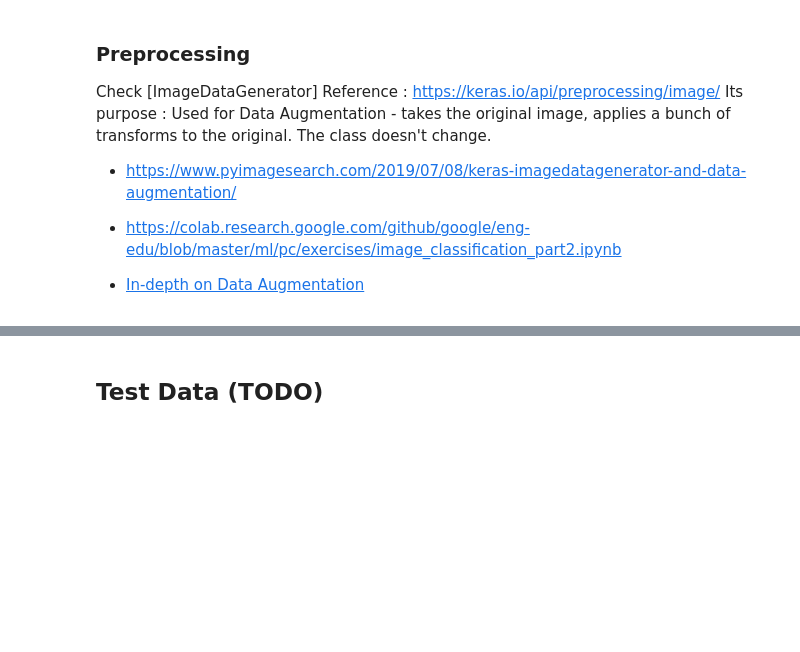
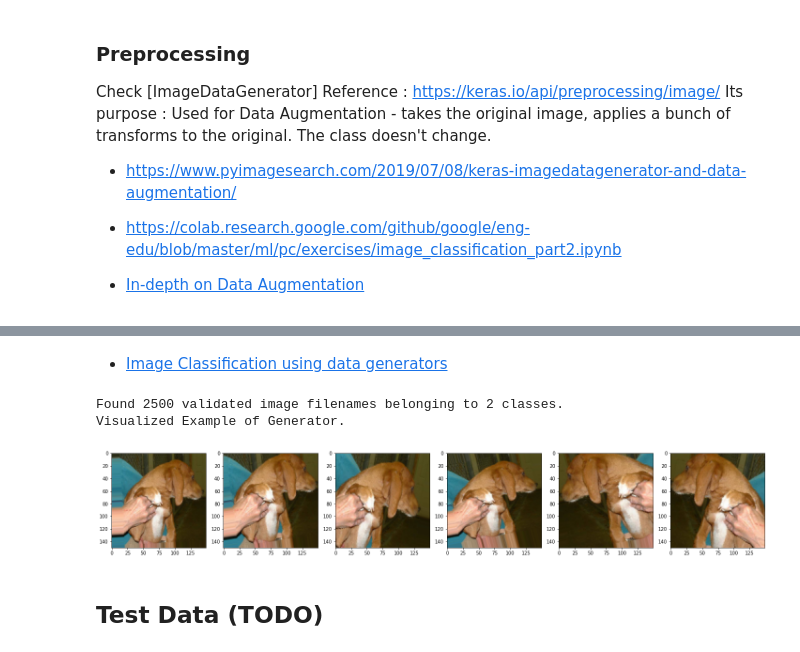
Before and after one commit to huerd/GPA659-E2020, a Jupyter notebook: _project/main.ipynb, the cells around one changed output, grey strips where cells are left out. Saved outputs shown, nothing was run; the diff lists cells and outputs as text; code cells hidden in the pictures; blank space fills up the shorter version.

```diff
--- a/_project/main.ipynb
+++ b/_project/main.ipynb
@@ -250,3 +250,52 @@ Visualized Example of Generator.
+# %% [markdown]
+*  [Image Classification using data generators](https://mc.ai/tutorial-image-classification-with-keras-flow_from_directory-and-generators/)
+# %%
+# same stuff but for validation data
+# playing around here I guess
+dg_validation = ImageDataGenerator(
+    rotation_range = 15,
+    rescale = 1./255,
+    shear_range = 0.2,
+    zoom_range = 0.2,
+    horizontal_flip= True,
+    fill_mode = 'nearest',
+    width_shift_range = 0.1,
+    height_shift_range = 0.1
+)
+
+# Returns
+# A DataFrameIterator yielding tuples of (x, y) where x is a numpy array
+# containing a batch of images with shape (batch_size, *target_size, channels)
+# and y is a numpy array of corresponding labels.
+
+valid_generator = dg_validation.flow_from_dataframe(
+    df_validation,
+    directory = trainingData_dir,
+    x_col = 'imageName',
+    y_col = 'petType',
+    # class_mode = 'binary',
+    class_mode = 'categorical',
+    target_size = (IMAGE_WIDTH, IMAGE_LENGTH),
+    batch_size = BATCH_SIZE,
+    seed = SEED
+)
+
+print("Visualized Example of Generator.")
+def plotImages(images_arr):
+    fig, axes = plt.subplots(1, 6, figsize=(20,20))
+    axes = axes.flatten()
+    for img, ax in zip( images_arr, axes):
+        ax.imshow(img)
+    plt.tight_layout()
+    plt.show()
+
+# TODO have it return random images
+augmented_images = [valid_generator[0][0][0] for i in range(6)]
+plotImages(augmented_images)
+# %% [output]
+Found 2500 validated image filenames belonging to 2 classes.
+Visualized Example of Generator.
+[figure, added]
 # %% [markdown]
 ## Test Data (TODO)
 # %% [markdown]
```
Also changed, not shown: parts of 18 cells of this notebook.
